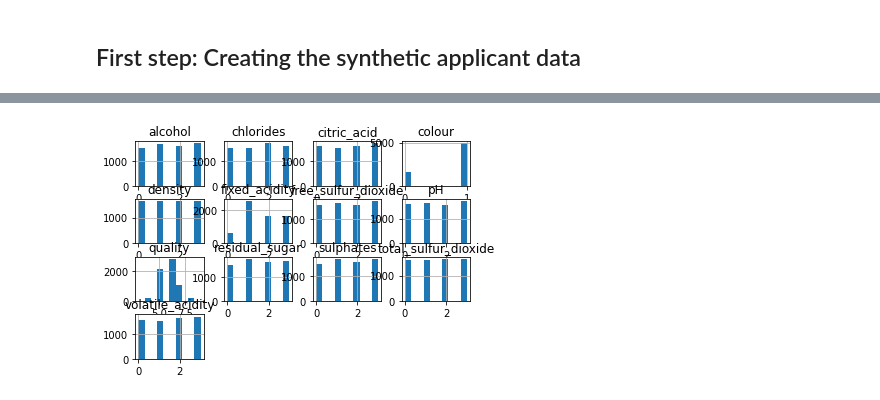
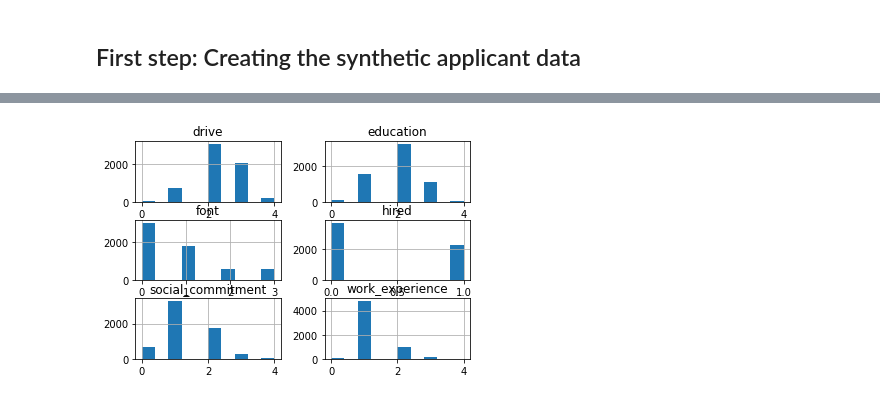
Before and after one commit to 1112114641/BayesianNetwork, a Jupyter notebook: abc.ipynb, the cells around one changed output, grey strips where cells are left out. Drawn from its saved outputs; the diff is of its cells as text; code cells hidden in the pictures.

```diff
--- a/abc.ipynb
+++ b/abc.ipynb
@@ -216,8 +282,26 @@ wine["alcohol"] = Discretiser(method="fixed",
+# %%
+# There is a continuous range of data for most variables. As we are not interested in the differences between e.g. education=34 and education=35, we split the variables and discretise them into fice levels: very low (0) to very high(4):
+
+def intervals(df, col):
+    """
+    Create intervals for discretisation of df columns based on quartiles.
+    """
+    max_, min_ = df[col].max(), df[col].min()
+    interval = [0.2*(max_-min_)+min_,0.4*(max_-min_)+min_,0.6*(max_-min_)+min_,0.8*(max_-min_)+min_]
+    a = Discretiser(method="fixed", numeric_split_points=interval).transform(df[col].values)
+    return a
+
+candidate["education"] = intervals(candidate, 'education')
+candidate["work_experience"] = intervals(candidate, 'work_experience')
+candidate["drive"] = intervals(candidate, 'drive')
+candidate["social_commitment"] = intervals(candidate, 'social_commitment')
+
+# if there is a limited amount of data, a discretisation like the above will dramatically decrease performance by masking the data
 # %%
 # check the discretisation - are all levels well populated:
-a = wine.hist()
+a = candidate.hist()
 # %% [output]
-[figure, old version]
+[figure, new version]
 # %%
 ## map integers back to legible labels:
 
```
Also changed, not shown: parts of 45 cells of this notebook, 2 other files.
